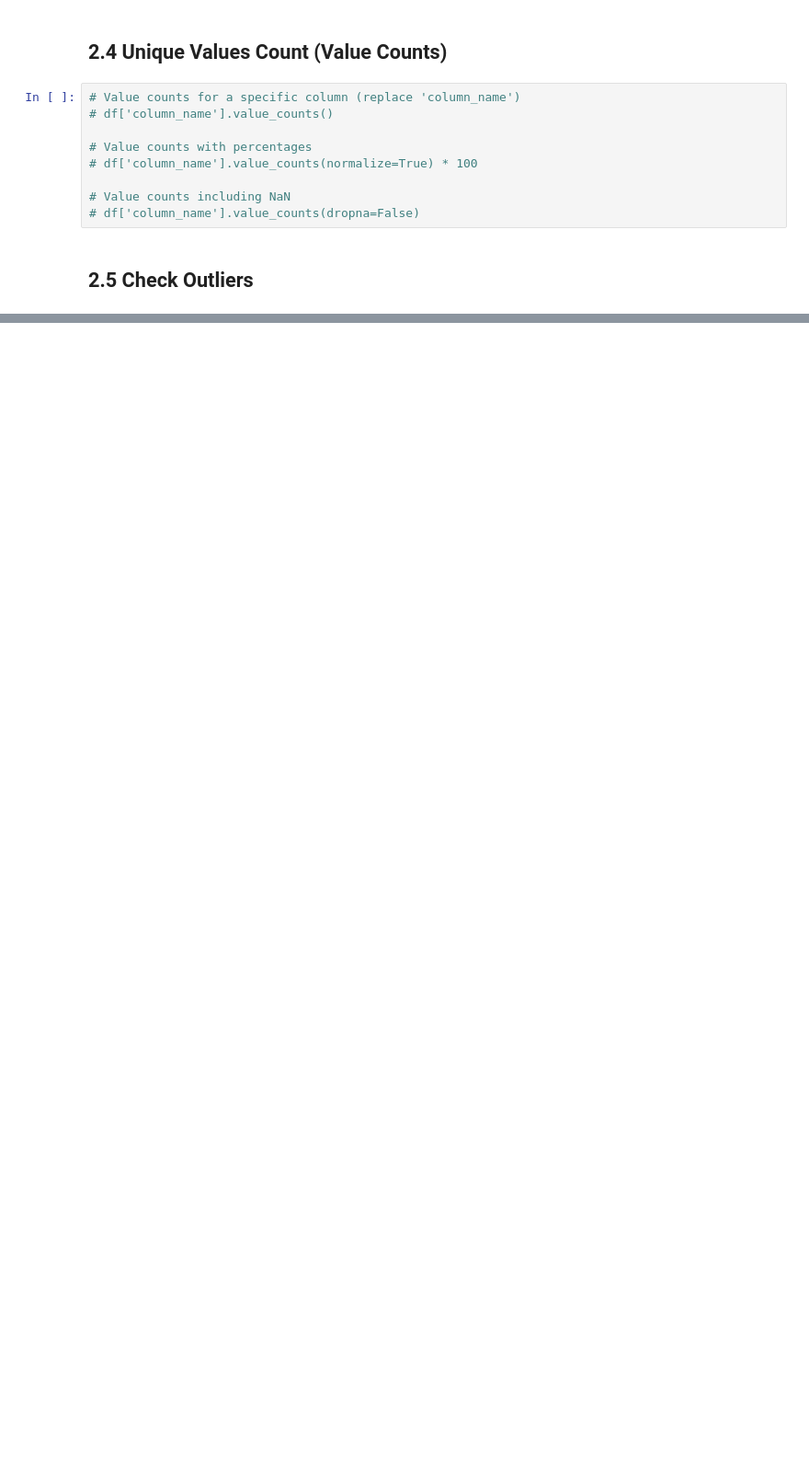
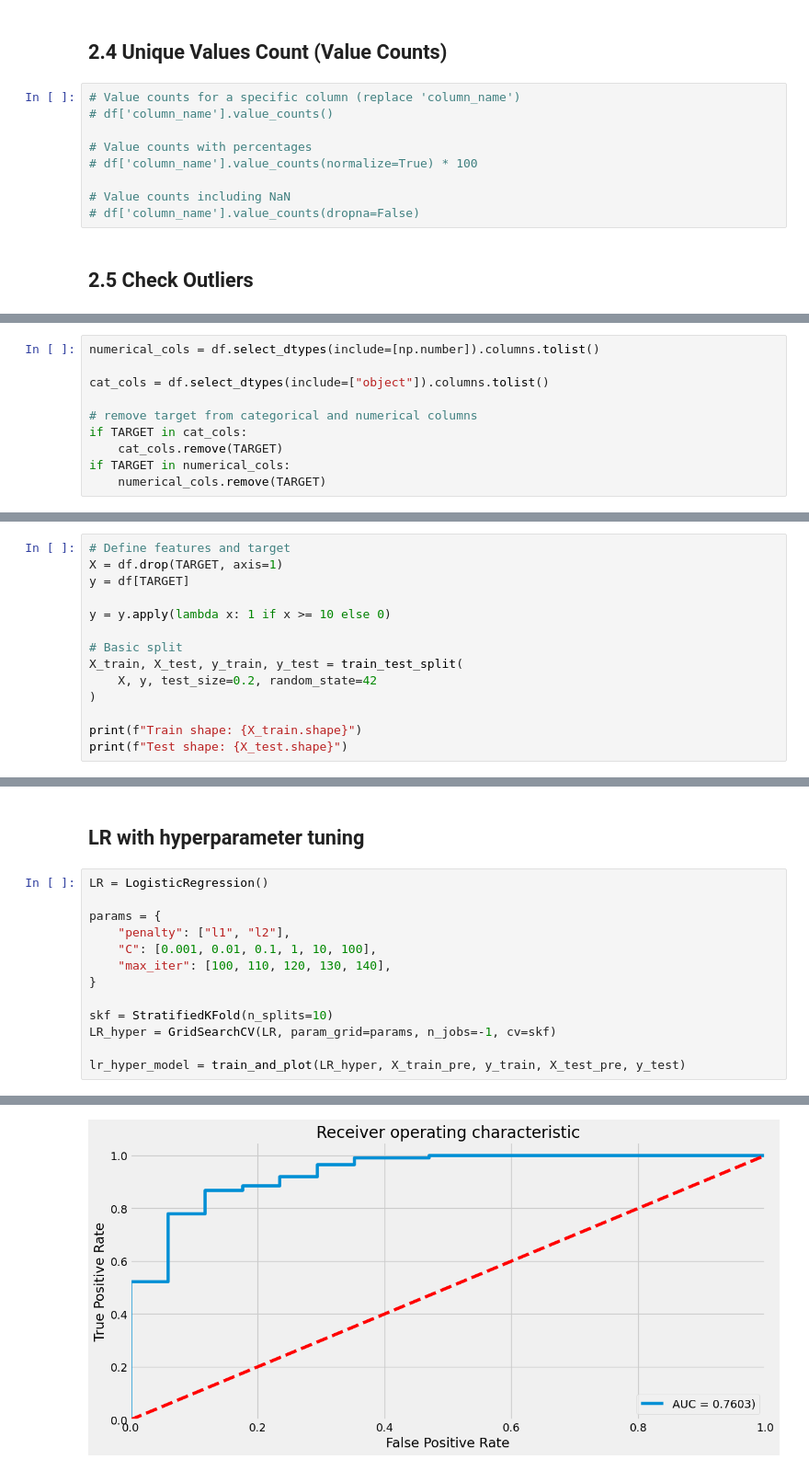
Before and after one commit to Cullen179/PDS---Test-Prep, a Jupyter notebook: test-template.ipynb, the cells around one changed output, grey strips where cells are left out. Shown at 92% size. Cells and saved outputs as stored; diff of their text form; blank space fills up the shorter version.

```diff
--- a/test-template.ipynb
+++ b/test-template.ipynb
@@ -245,0 +290,10 @@ plt.show()
+# %%
+numerical_cols = df.select_dtypes(include=[np.number]).columns.tolist()
+
+cat_cols = df.select_dtypes(include=["object"]).columns.tolist()
+
+# remove target from categorical and numerical columns
+if TARGET in cat_cols:
+    cat_cols.remove(TARGET)
+if TARGET in numerical_cols:
+    numerical_cols.remove(TARGET)
@@ -245,0 +302,14 @@ plt.show()
+# %%
+# Define features and target
+X = df.drop(TARGET, axis=1)
+y = df[TARGET]
+
+y = y.apply(lambda x: 1 if x >= 10 else 0)
+
+# Basic split
+X_train, X_test, y_train, y_test = train_test_split(
+    X, y, test_size=0.2, random_state=42
+)
+
+print(f"Train shape: {X_train.shape}")
+print(f"Test shape: {X_test.shape}")
@@ -245,0 +442,16 @@ plt.show()
+# %% [markdown]
+## LR with hyperparameter tuning
+# %%
+LR = LogisticRegression()
+
+params = {
+    "penalty": ["l1", "l2"],
+    "C": [0.001, 0.01, 0.1, 1, 10, 100],
+    "max_iter": [100, 110, 120, 130, 140],
+}
+
+skf = StratifiedKFold(n_splits=10)
+LR_hyper = GridSearchCV(LR, param_grid=params, n_jobs=-1, cv=skf)
+
+lr_hyper_model = train_and_plot(LR_hyper, X_train_pre, y_train, X_test_pre, y_test)
+# %% [output]
@@ -245,0 +493 @@ plt.show()
+[figure, added]
```
Also changed, not shown: parts of 31 cells of this notebook.
